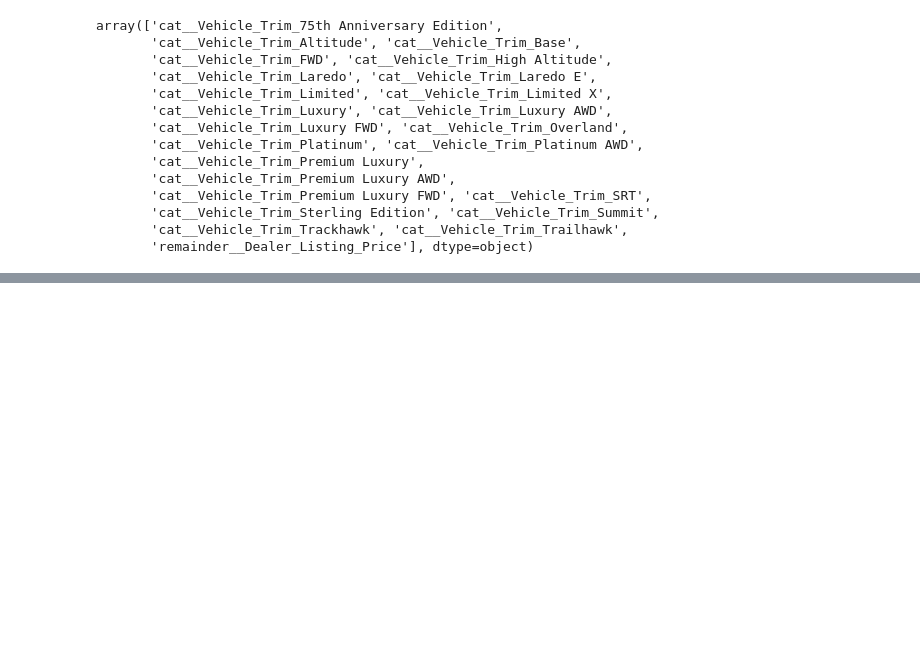
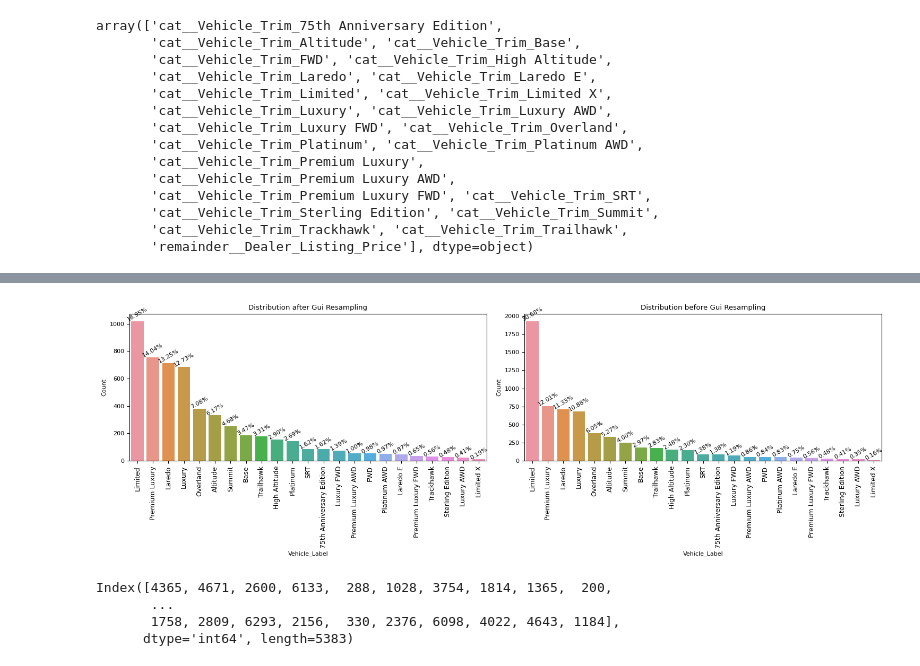
Before and after one commit to gcalbertini/boing, a Jupyter notebook: src/imputationEDA.ipynb, the cells around one changed output, grey strips where cells are left out. Cells and saved outputs as stored; diff of their text form; code cells hidden in the pictures; blank space fills up the shorter version.

Commit message:
New resampling

```diff
--- a/src/imputationEDA.ipynb
+++ b/src/imputationEDA.ipynb
@@ -1670,0 +1712,68 @@ X_train.shape[0], X_resampled_over.shape[0], X_resampled_under.shape[0]
+# %%
+import pandas as pd
+import matplotlib.pyplot as plt
+import seaborn as sns
+
+# Get unique labels sorted by their prevalence
+unique_labels_resampled = resampled_data['Vehicle_Label'].value_counts().index
+
+# Set up subplots
+fig, axes = plt.subplots(nrows=1, ncols=2, figsize=(15, 5))
+
+# Plot counts after resampling
+sns.countplot(x=resampled_data['Vehicle_Label'], ax=axes[0], order=unique_labels_resampled)
+axes[0].tick_params(axis="x", rotation=90, labelsize=9)  # Rotate and adjust label size
+
+# Add proportion labels for each class
+total_after_resampling = len(resampled_data)
+for p in axes[0].patches:
+    height = p.get_height()
+    axes[0].text(
+        p.get_x() + p.get_width() / 2,
+        height + 0.1,
+        f"{height/total_after_resampling:.2%}",
+        ha="center",
+        rotation=30,  # Rotate the text
+    )
+
+# Set plot labels and title for the first subplot
+axes[0].set_xlabel("Vehicle_Label")
+axes[0].set_ylabel("Count")
+axes[0].set_title("Distribution after Gui Resampling")
+
+# Plot counts before resampling using original data
+sns.countplot(x=resample['Vehicle_Label'], ax=axes[1], order=unique_labels_resampled)
+axes[1].tick_params(axis="x", rotation=90, labelsize=9)  # Rotate and adjust label size
+
+# Add proportion labels for each class
+total_before_resampling = len(resample)
+for p in axes[1].patches:
+    height = p.get_height()
+    axes[1].text(
+        p.get_x() + p.get_width() / 2,
+        height + 0.1,
+        f"{height/total_before_resampling:.2%}",
+        ha="center",
+        rotation=30,
+    )
+
+# Set plot labels and title for the second subplot
+axes[1].set_xlabel("Vehicle_Label")
+axes[1].set_ylabel("Count")
+axes[1].set_title("Distribution before Gui Resampling")
+
+# Adjust layout
+plt.tight_layout()
+
+# Show the plot
+plt.show()
+# %% [output]
+[figure, added]
+# %%
+sampled_indices = resampled_data.index
+sampled_indices
+# %% [output]
+Index([4365, 4671, 2600, 6133,  288, 1028, 3754, 1814, 1365,  200,
+       ...
+       1758, 2809, 6293, 2156,  330, 2376, 6098, 4022, 4643, 1184],
+      dtype='int64', length=5383)
```
Also changed, not shown: parts of 18 cells of this notebook, 1 other file.
